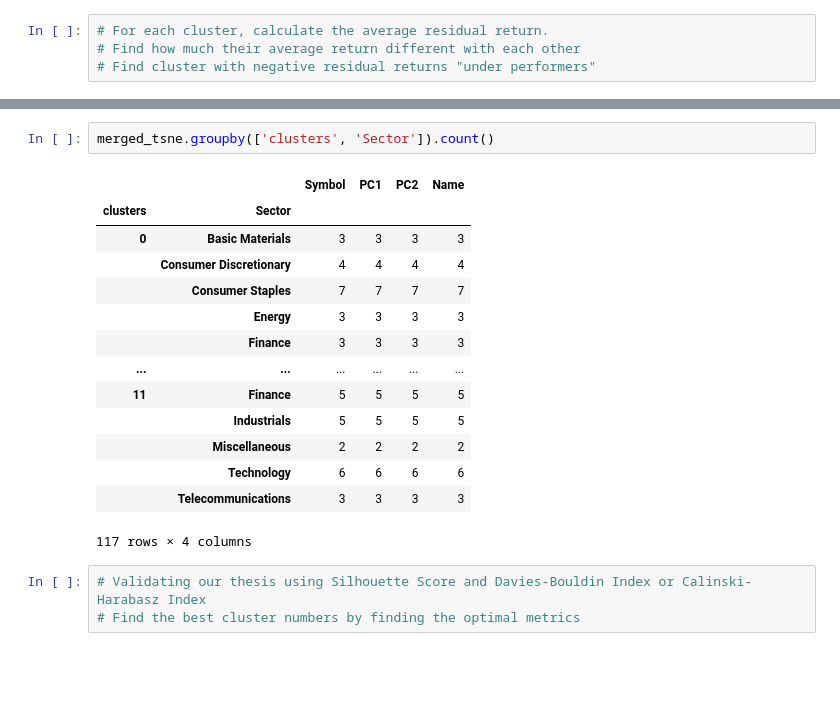
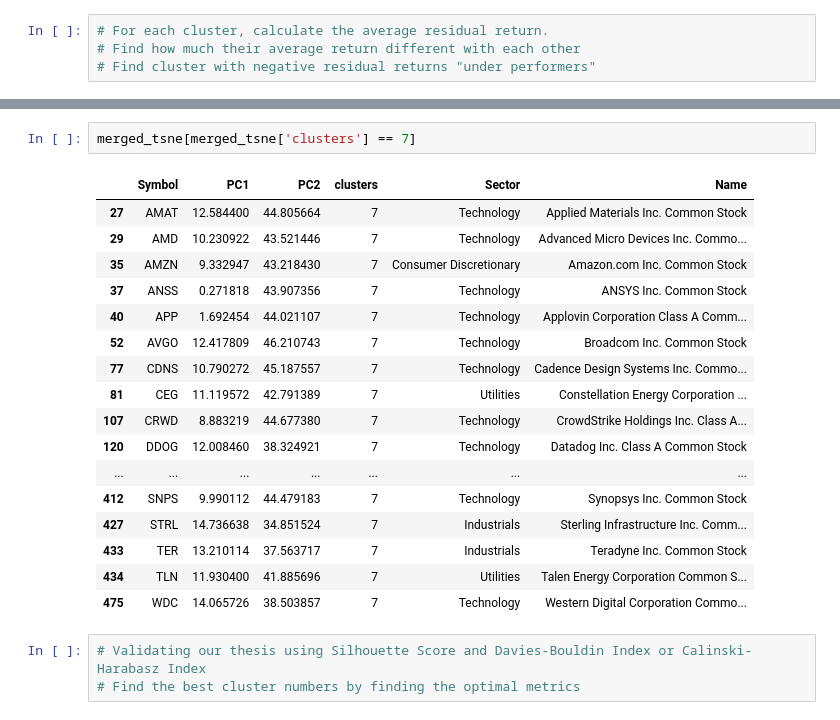
Before and after one commit to AHY123/Stock_Data_Network, a Jupyter notebook: zold/workflow/tsne.ipynb, the cells around one changed output, grey strips where cells are left out. Saved outputs shown, nothing was run; the diff lists cells and outputs as text; blank space fills up the shorter version.

```diff
--- a/zold/workflow/tsne.ipynb
+++ b/zold/workflow/tsne.ipynb
@@ -318,20 +305,23 @@ plt.show()
 # %%
-merged_tsne.groupby(['clusters', 'Sector']).count()
+merged_tsne[merged_tsne['clusters'] == 7]
 # %% [output]
-|  |  | Symbol | PC1 | PC2 | Name |
-| clusters | Sector |  |  |  |  |
-| 0 | Basic Materials | 3 | 3 | 3 | 3 |
-|  | Consumer Discretionary | 4 | 4 | 4 | 4 |
-|  | Consumer Staples | 7 | 7 | 7 | 7 |
-|  | Energy | 3 | 3 | 3 | 3 |
-|  | Finance | 3 | 3 | 3 | 3 |
-| ... | ... | ... | ... | ... | ... |
-| 11 | Finance | 5 | 5 | 5 | 5 |
-|  | Industrials | 5 | 5 | 5 | 5 |
-|  | Miscellaneous | 2 | 2 | 2 | 2 |
-|  | Technology | 6 | 6 | 6 | 6 |
-|  | Telecommunications | 3 | 3 | 3 | 3 |
+|  | Symbol | PC1 | PC2 | clusters | Sector | Name |
+| 27 | AMAT | 12.584400 | 44.805664 | 7 | Technology | Applied Materials Inc. Common Stock |
+| 29 | AMD | 10.230922 | 43.521446 | 7 | Technology | Advanced Micro Devices Inc. Commo... |
+| 35 | AMZN | 9.332947 | 43.218430 | 7 | Consumer Discretionary | Amazon.com Inc. Common Stock |
+| 37 | ANSS | 0.271818 | 43.907356 | 7 | Technology | ANSYS Inc. Common Stock |
+| 40 | APP | 1.692454 | 44.021107 | 7 | Technology | Applovin Corporation Class A Comm... |
+| 52 | AVGO | 12.417809 | 46.210743 | 7 | Technology | Broadcom Inc. Common Stock |
+| 77 | CDNS | 10.790272 | 45.187557 | 7 | Technology | Cadence Design Systems Inc. Commo... |
+| 81 | CEG | 11.119572 | 42.791389 | 7 | Utilities | Constellation Energy Corporation ... |
+| 107 | CRWD | 8.883219 | 44.677380 | 7 | Technology | CrowdStrike Holdings Inc. Class A... |
+| 120 | DDOG | 12.008460 | 38.324921 | 7 | Technology | Datadog Inc. Class A Common Stock |
+| ... | ... | ... | ... | ... | ... | ... |
+| 412 | SNPS | 9.990112 | 44.479183 | 7 | Technology | Synopsys Inc. Common Stock |
+| 427 | STRL | 14.736638 | 34.851524 | 7 | Industrials | Sterling Infrastructure Inc. Comm... |
+| 433 | TER | 13.210114 | 37.563717 | 7 | Industrials | Teradyne Inc. Common Stock |
+| 434 | TLN | 11.930400 | 41.885696 | 7 | Utilities | Talen Energy Corporation Common S... |
+| 475 | WDC | 14.065726 | 38.503857 | 7 | Technology | Western Digital Corporation Commo... |
-117 rows × 4 columns
 # %%
 # Validating our thesis using Silhouette Score and Davies-Bouldin Index or Calinski-Harabasz Index
 # Find the best cluster numbers by finding the optimal metrics
```
Also changed, not shown: parts of 37 cells of this notebook.
